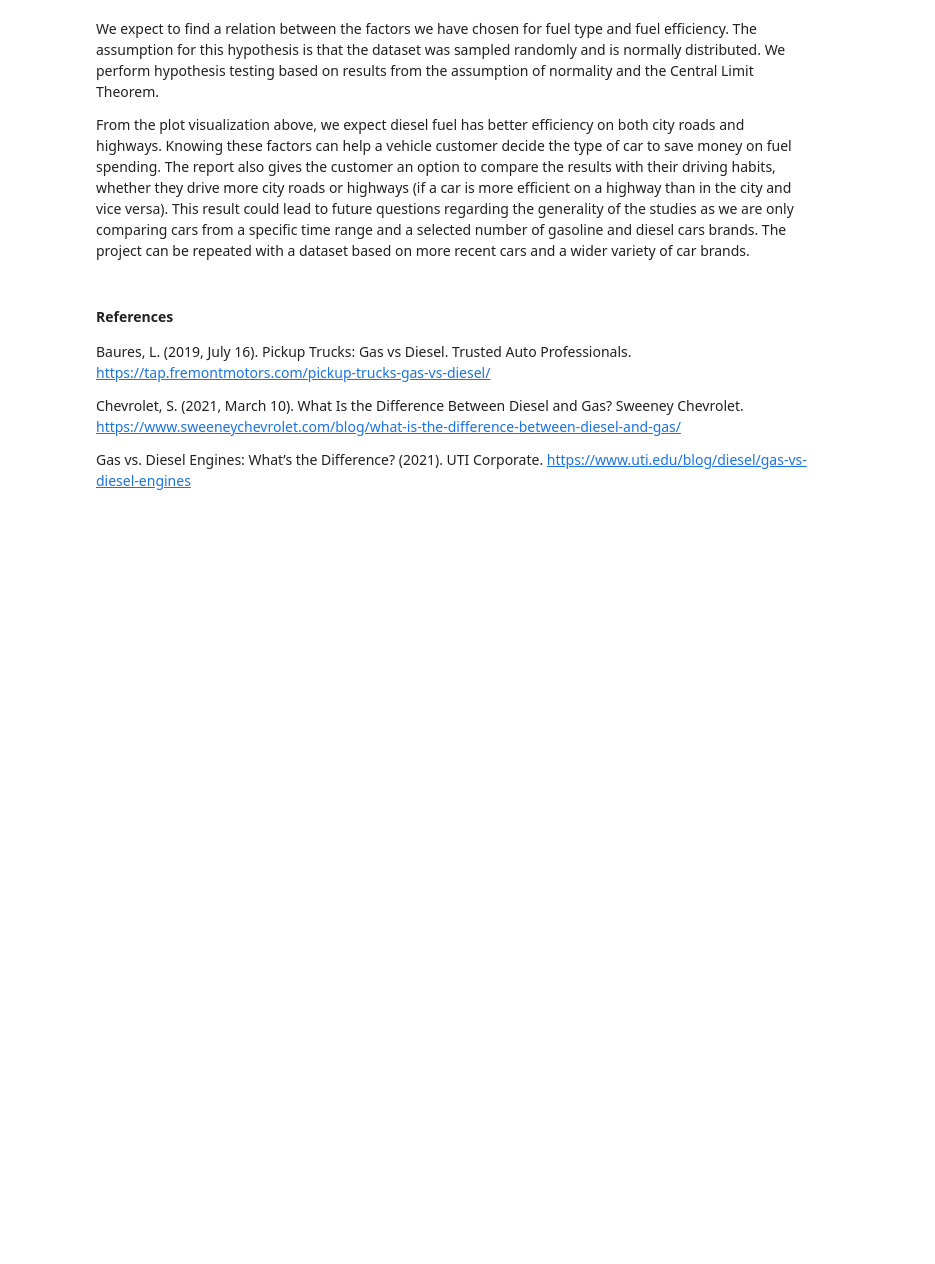
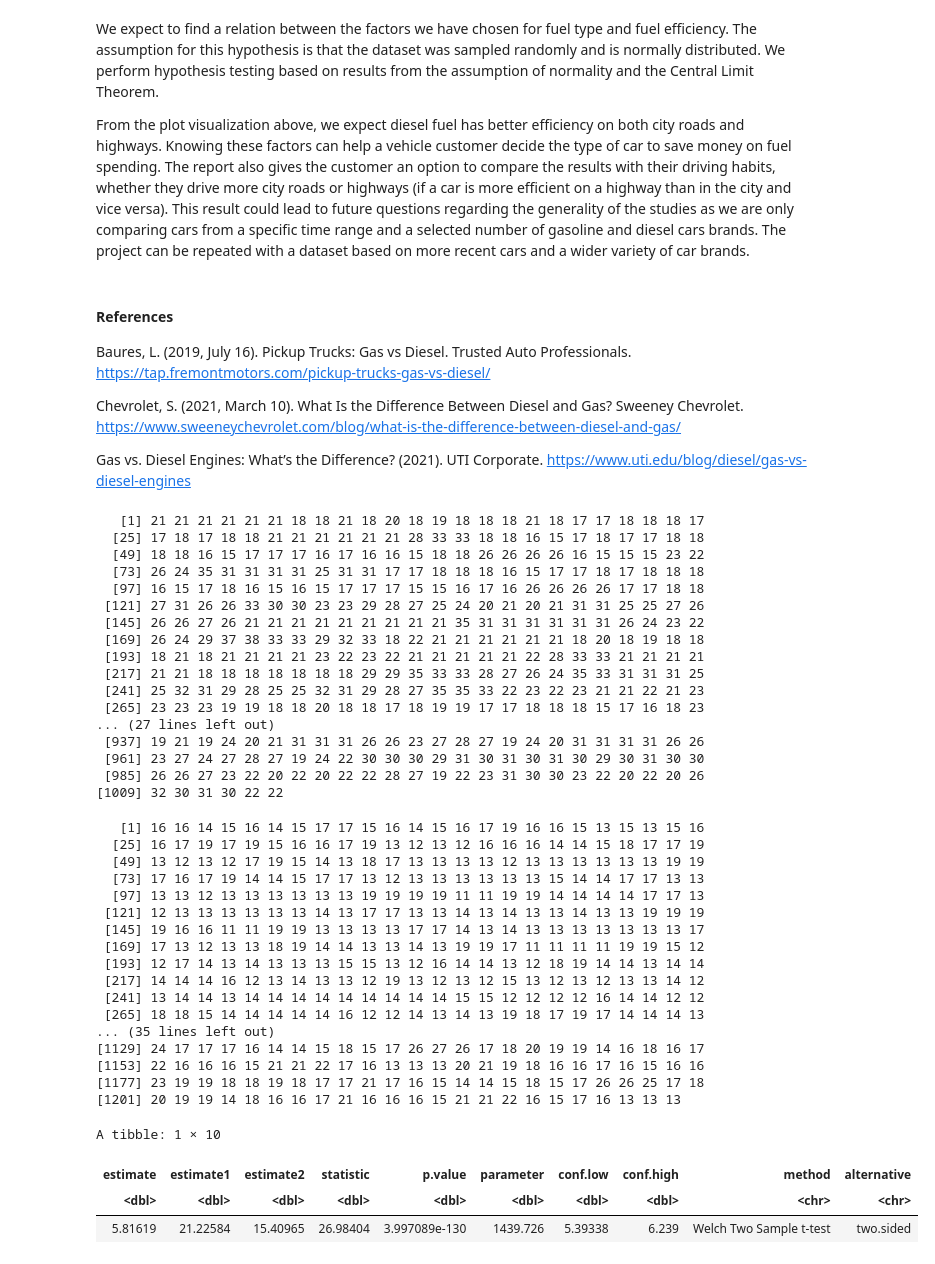
Before and after one commit to Zibo-S/STAT201_GP_7, a Jupyter notebook: fuel_project_final_report_draft1.ipynb, the cells around one changed output. Saved outputs shown, nothing was run; the diff lists cells and outputs as text; code cells hidden in the pictures; blank space fills up the shorter version.

```diff
--- a/fuel_project_final_report_draft1.ipynb
+++ b/fuel_project_final_report_draft1.ipynb
@@ -228,0 +276,52 @@ testing <- tidy(t.test(x = ))
+# %%
+# testing <- tidy(t.test(x = df %>% as.numeric(City_MPG)))
+# tidy_data
+library(broom)
+x_data <- tidy_data %>% filter(Fuel_Type == "Diesel") %>% pull(as.numeric(City_MPG))
+y_data <- tidy_data %>% filter(Fuel_Type == "Gasoline or E85") %>% pull(as.numeric(City_MPG))
+x_data
+y_data
+city_test <- tidy(
+            t.test(x = x_data,
+                   y = y_data,
+                   alternative = "two.sided"))
+city_test
+# %% [output]
+   [1] 21 21 21 21 21 21 18 18 21 18 20 18 19 18 18 18 21 18 17 17 18 18 18 17
+  [25] 17 18 17 18 18 21 21 21 21 21 21 28 33 33 18 18 16 15 17 18 17 17 18 18
+  [49] 18 18 16 15 17 17 17 16 17 16 16 15 18 18 26 26 26 26 16 15 15 15 23 22
+  [73] 26 24 35 31 31 31 31 25 31 31 17 17 18 18 18 16 15 17 17 18 17 18 18 18
+  [97] 16 15 17 18 16 15 16 15 17 17 17 15 15 16 17 16 26 26 26 26 17 17 18 18
+ [121] 27 31 26 26 33 30 30 23 23 29 28 27 25 24 20 21 20 21 31 31 25 25 27 26
+ [145] 26 26 27 26 21 21 21 21 21 21 21 21 21 35 31 31 31 31 31 31 26 24 23 22
+ [169] 26 24 29 37 38 33 33 29 32 33 18 22 21 21 21 21 21 21 18 20 18 19 18 18
+ [193] 18 21 18 21 21 21 21 23 22 23 22 21 21 21 21 21 22 28 33 33 21 21 21 21
+ [217] 21 21 18 18 18 18 18 18 18 29 29 35 33 33 28 27 26 24 35 33 31 31 31 25
+ [241] 25 32 31 29 28 25 25 32 31 29 28 27 35 35 33 22 23 22 23 21 21 22 21 23
+ [265] 23 23 23 19 19 18 18 20 18 18 17 18 19 19 17 17 18 18 18 15 17 16 18 23
+... (27 lines left out)
+ [937] 19 21 19 24 20 21 31 31 31 26 26 23 27 28 27 19 24 20 31 31 31 31 26 26
+ [961] 23 27 24 27 28 27 19 24 22 30 30 30 29 31 30 31 30 31 30 29 30 31 30 30
+ [985] 26 26 27 23 22 20 22 20 22 22 28 27 19 22 23 31 30 30 23 22 20 22 20 26
+[1009] 32 30 31 30 22 22
+   [1] 16 16 14 15 16 14 15 17 17 15 16 14 15 16 17 19 16 16 15 13 15 13 15 16
+  [25] 16 17 19 17 19 15 16 16 17 19 13 12 13 12 16 16 16 14 14 15 18 17 17 19
+  [49] 13 12 13 12 17 19 15 14 13 18 17 13 13 13 13 12 13 13 13 13 13 13 19 19
+  [73] 17 16 17 19 14 14 15 17 17 13 12 13 13 13 13 13 13 15 14 14 17 17 13 13
+  [97] 13 13 12 13 13 13 13 13 13 19 19 19 19 11 11 19 19 14 14 14 14 17 17 13
+ [121] 12 13 13 13 13 13 13 14 13 17 17 13 13 14 13 14 13 13 14 13 13 19 19 19
+ [145] 19 16 16 11 11 19 19 13 13 13 13 17 17 14 13 14 13 13 13 13 13 13 13 17
+ [169] 17 13 12 13 13 18 19 14 14 13 13 14 13 19 19 17 11 11 11 11 19 19 15 12
+ [193] 12 17 14 13 14 13 13 13 15 15 13 12 16 14 14 13 12 18 19 14 14 13 14 14
+ [217] 14 14 14 16 12 13 14 13 13 12 19 13 12 13 12 15 13 12 13 12 13 13 14 12
+ [241] 13 14 14 13 14 14 14 14 14 14 14 14 14 15 15 12 12 12 12 16 14 14 12 12
+ [265] 18 18 15 14 14 14 14 14 16 12 12 14 13 14 13 19 18 17 19 17 14 14 14 13
+... (35 lines left out)
+[1129] 24 17 17 17 16 14 14 15 18 15 17 26 27 26 17 18 20 19 19 14 16 18 16 17
+[1153] 22 16 16 16 15 21 21 22 17 16 13 13 13 20 21 19 18 16 16 17 16 15 16 16
+[1177] 23 19 19 18 18 19 18 17 17 21 17 16 15 14 14 15 18 15 17 26 26 25 17 18
+[1201] 20 19 19 14 18 16 16 17 21 16 16 16 15 21 21 22 16 15 17 16 13 13 13
+A tibble: 1 × 10
+| estimate | estimate1 | estimate2 | statistic | p.value | parameter | conf.low | conf.high | method | alternative |
+| <dbl> | <dbl> | <dbl> | <dbl> | <dbl> | <dbl> | <dbl> | <dbl> | <chr> | <chr> |
+| 5.81619 | 21.22584 | 15.40965 | 26.98404 | 3.997089e-130 | 1439.726 | 5.39338 | 6.239 | Welch Two Sample t-test | two.sided |
```
Also changed, not shown: parts of 8 cells of this notebook.
